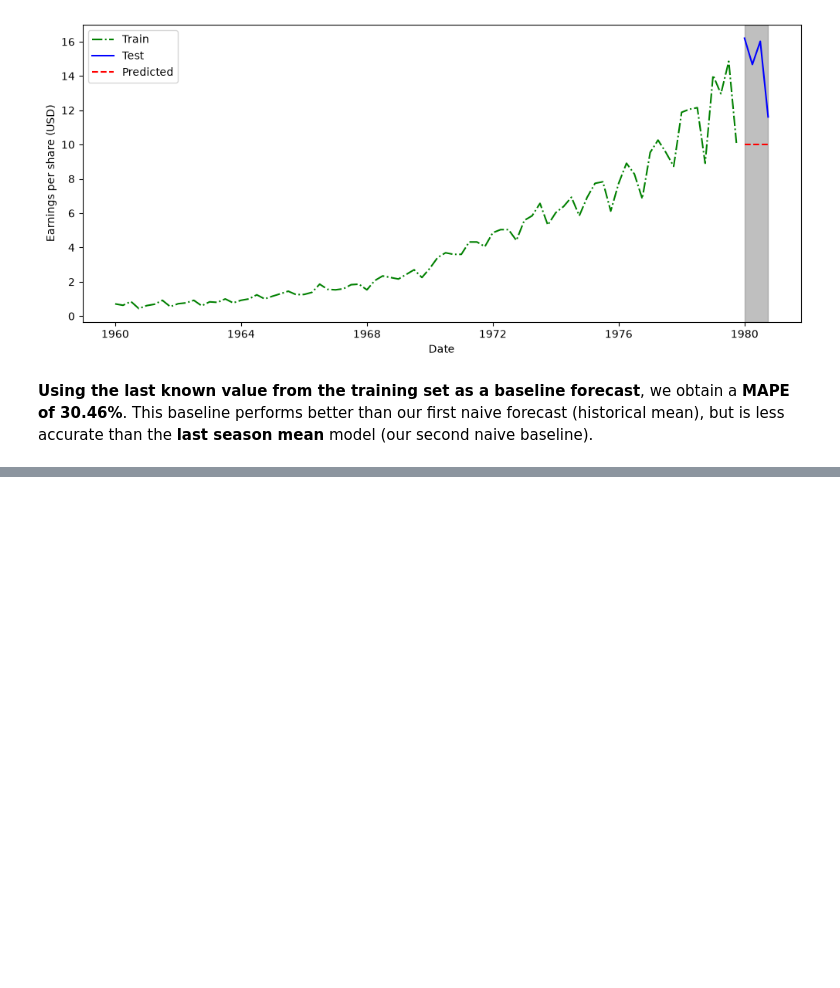
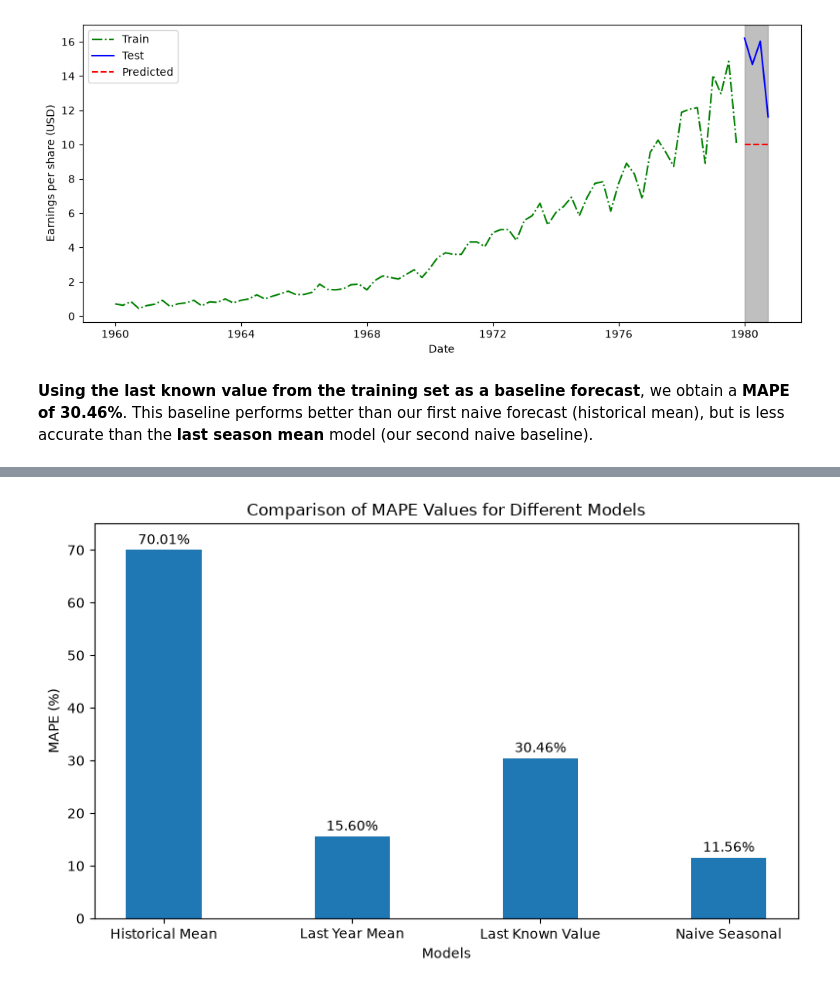
Before and after one commit to michaelhudson2205/INFO3022_Practicals, a Jupyter notebook: P3_2_Baseline_Model.ipynb, the cells around one changed output, grey strips where cells are left out. Drawn from its saved outputs; the diff is of its cells as text; code cells hidden in the pictures; blank space fills up the shorter version.

```diff
--- a/P3_2_Baseline_Model.ipynb
+++ b/P3_2_Baseline_Model.ipynb
@@ -317,0 +373,24 @@ plt.show()
+# %%
+# Compare the MAPE values of the three models
+fig, ax = plt.subplots(figsize=(8, 5))
+
+x = ["Historical Mean", "Last Year Mean", "Last Known Value", "Naive Seasonal"]
+y = [mape(pred_hist_mean["JohnsonJohnson"], pred_hist_mean["pred"]),
+     mape(pred_last_year_mean["JohnsonJohnson"], pred_last_year_mean["pred"]),
+     mape(pred_last["JohnsonJohnson"], pred_last["pred"]),
+     mape(pred_naive_seasonal["JohnsonJohnson"], pred_naive_seasonal["pred"])]
+
+ax.bar(x, y, width=0.4)
+ax.set_xlabel("Models")
+ax.set_ylabel("MAPE (%)")
+ax.set_title("Comparison of MAPE Values for Different Models")
+ax.set_ylim(0, max(y) + 5)  # Set y-axis limit for better visualization
+
+# Rounded MAPE values on top of the bars
+for i, v in enumerate(y):
+    ax.text(i, v + 0.5, f"{v:.2f}%", ha='center', va='bottom')
+
+plt.tight_layout()
+plt.show()
+# %% [output]
+[figure, added]
```
Also changed, not shown: parts of 6 cells of this notebook.
